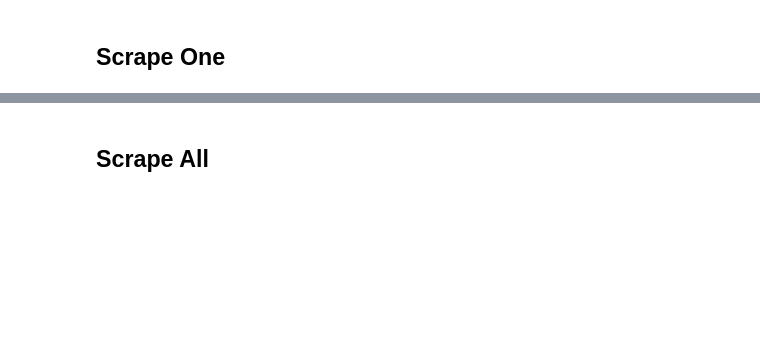
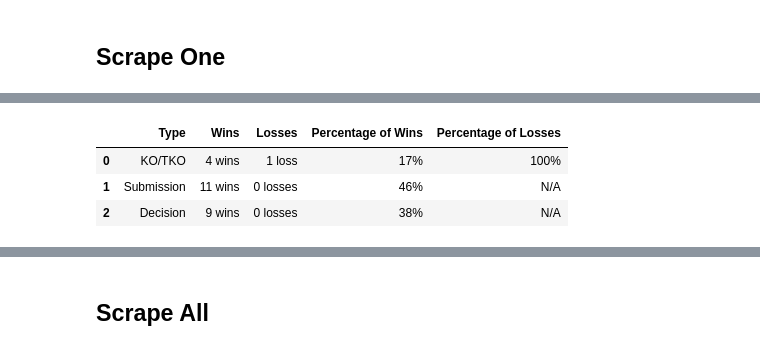
Before and after one commit to tmcroyce/UFC_Prediction_V2.1, a Jupyter notebook: V2_Newer_Notebooks/Scraping Tapology.ipynb, the cells around one changed output, grey strips where cells are left out. Cells and saved outputs as stored; diff of their text form; code cells hidden in the pictures; blank space fills up the shorter version.

```diff
--- a/V2_Newer_Notebooks/Scraping Tapology.ipynb
+++ b/V2_Newer_Notebooks/Scraping Tapology.ipynb
@@ -238,0 +110,2 @@ driver.get(url)
+# %%
+test_url = 'https://www.tapology.com/fightcenter/fighters/40148-islam-makhachev'
@@ -350,0 +229,7 @@ fighter_fight_results_li = fighter_fight_results[0].find_all('li')
+# %%
+get_fighter_record_stats(test_url)
+# %% [output]
+|  | Type | Wins | Losses | Percentage of Wins | Percentage of Losses |
+| 0 | KO/TKO | 4 wins | 1 loss | 17% | 100% |
+| 1 | Submission | 11 wins | 0 losses | 46% | N/A |
+| 2 | Decision | 9 wins | 0 losses | 38% | N/A |
```
Also changed, not shown: parts of 27 cells of this notebook.
